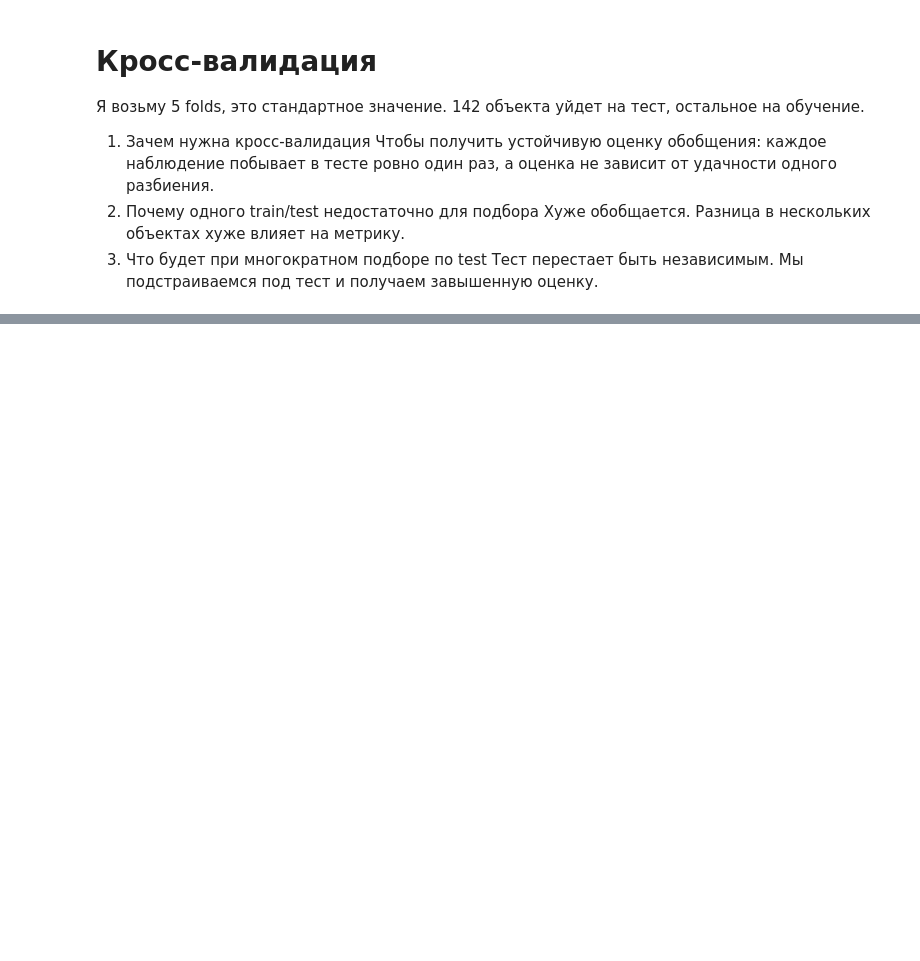
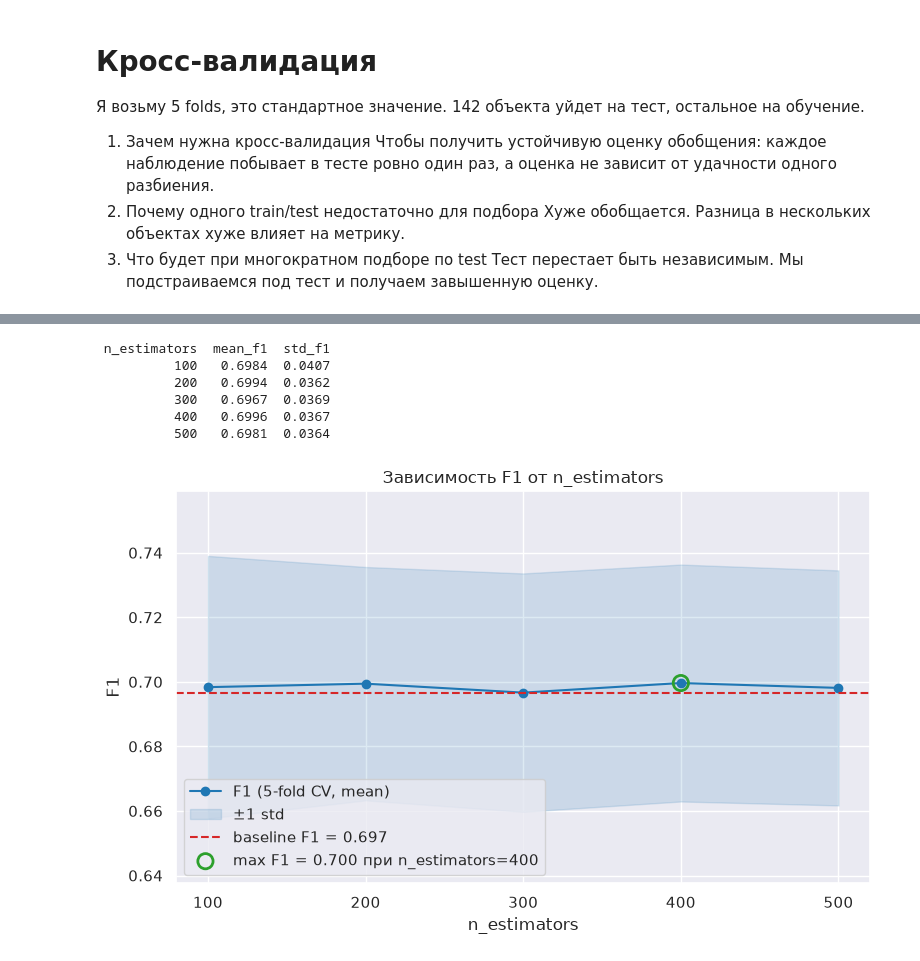
Before and after one commit to Megakret/ml_course_mai, a Jupyter notebook: hyperparameters/lab3.ipynb, the cells around one changed output, grey strips where cells are left out. Cells and saved outputs as stored; diff of their text form; code cells hidden in the pictures; blank space fills up the shorter version.

```diff
--- a/hyperparameters/lab3.ipynb
+++ b/hyperparameters/lab3.ipynb
@@ -119,7 +119,7 @@ import time
 cv = StratifiedKFold(n_splits=5, shuffle=True, random_state=42)
 parameter_grid = {
     "tree__n_estimators": [100, 300, 500],
-    "tree__max_depth": [2, 4, 8, 16],
+    "tree__max_depth": [None, 2, 4, 8, 16],
     "tree__min_samples_leaf": [2, 4, 8, 16, 32],
 }
 prev_time = time.perf_counter()
@@ -160,7 +160,7 @@ from scipy.stats import loguniform, randint
 parameter_dist = {
     "tree__n_estimators": randint(100, 800),
     "tree__max_depth": randint(2, 16),
-    "tree__min_samples_leaf": randint(2, 32),
+    "tree__min_samples_leaf": [None, 2, 4, 8, 16, 32],
 }
 random_search= RandomizedSearchCV(
     random_forest, parameter_dist,
@@ -192,0 +270,12 @@ TypeError: int() argument must be a string, a bytes-like object or a real number
+# %%
+df_n_estimators = evaluate_hyperparameter("n_estimators", [100, 200, 300, 400, 500])
+print(df_n_estimators.round(4).to_string(index=False))
+plot_hyperparameter(df_n_estimators, "n_estimators", "Зависимость F1 от n_estimators")
+# %% [output]
+ n_estimators  mean_f1  std_f1
+          100   0.6984  0.0407
+          200   0.6994  0.0362
+          300   0.6967  0.0369
+          400   0.6996  0.0367
+          500   0.6981  0.0364
+[figure, added]
```
Also changed, not shown: parts of 16 cells of this notebook, 4 other files.
